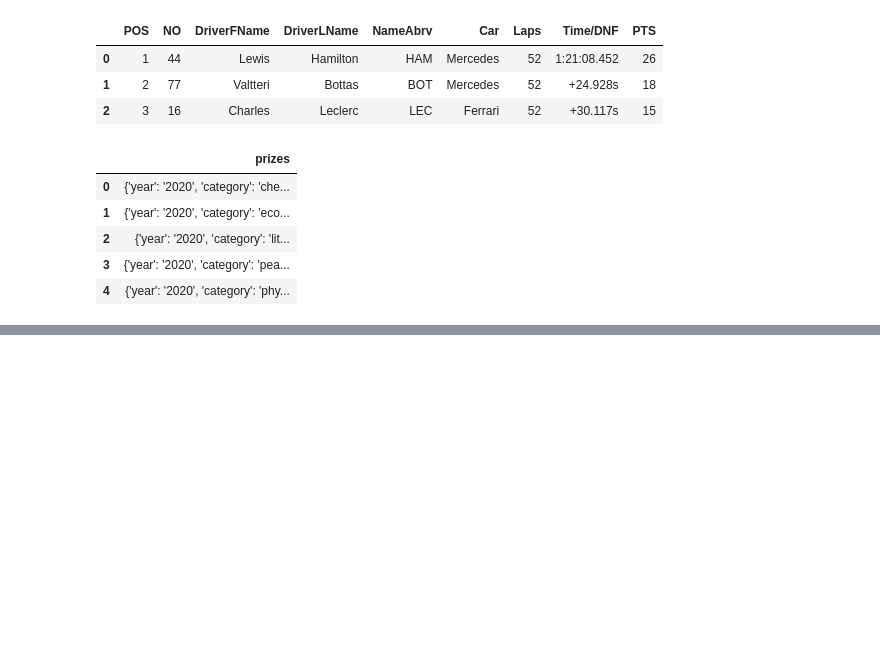
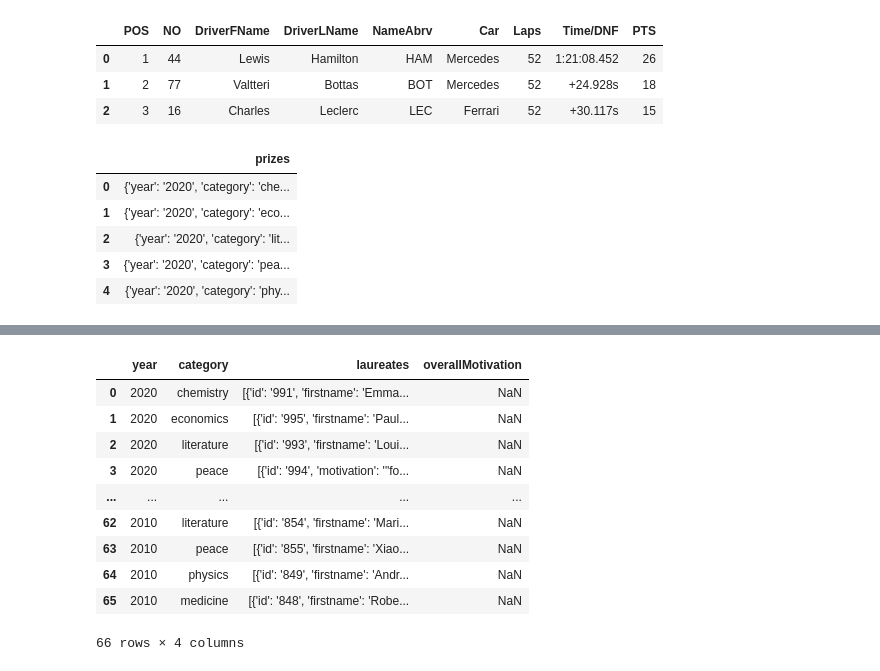
Before and after one commit to maxwellgriffith345/Python_Projects, a Jupyter notebook: Pandas_Exploration/Exploration2.ipynb, the cells around one changed output, grey strips where cells are left out. Cells and saved outputs as stored; diff of their text form; code cells hidden in the pictures; blank space fills up the shorter version.

```diff
--- a/Pandas_Exploration/Exploration2.ipynb
+++ b/Pandas_Exploration/Exploration2.ipynb
@@ -276,0 +301,16 @@ prize_data['prizes']
+# %%
+prize2010 = pd.json_normalize(data = d['prizes'])
+# %%
+prize2010 #needs to be flattened/normalized
+# %% [output]
+|  | year | category | laureates | overallMotivation |
+| 0 | 2020 | chemistry | [{'id': '991', 'firstname': 'Emma... | NaN |
+| 1 | 2020 | economics | [{'id': '995', 'firstname': 'Paul... | NaN |
+| 2 | 2020 | literature | [{'id': '993', 'firstname': 'Loui... | NaN |
+| 3 | 2020 | peace | [{'id': '994', 'motivation': '"fo... | NaN |
+| ... | ... | ... | ... | ... |
+| 62 | 2010 | literature | [{'id': '854', 'firstname': 'Mari... | NaN |
+| 63 | 2010 | peace | [{'id': '855', 'firstname': 'Xiao... | NaN |
+| 64 | 2010 | physics | [{'id': '849', 'firstname': 'Andr... | NaN |
+| 65 | 2010 | medicine | [{'id': '848', 'firstname': 'Robe... | NaN |
+66 rows × 4 columns
```
Also changed, not shown: parts of 16 cells of this notebook, 2 other files.
